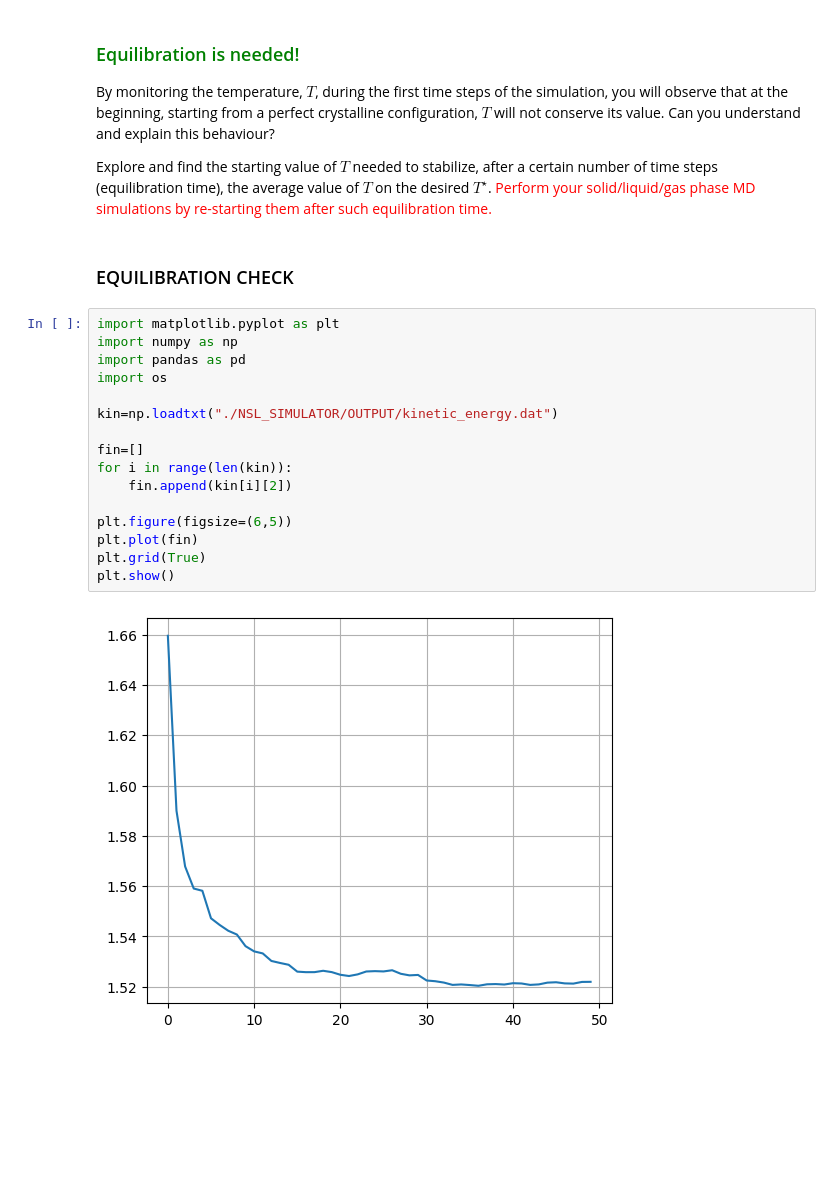
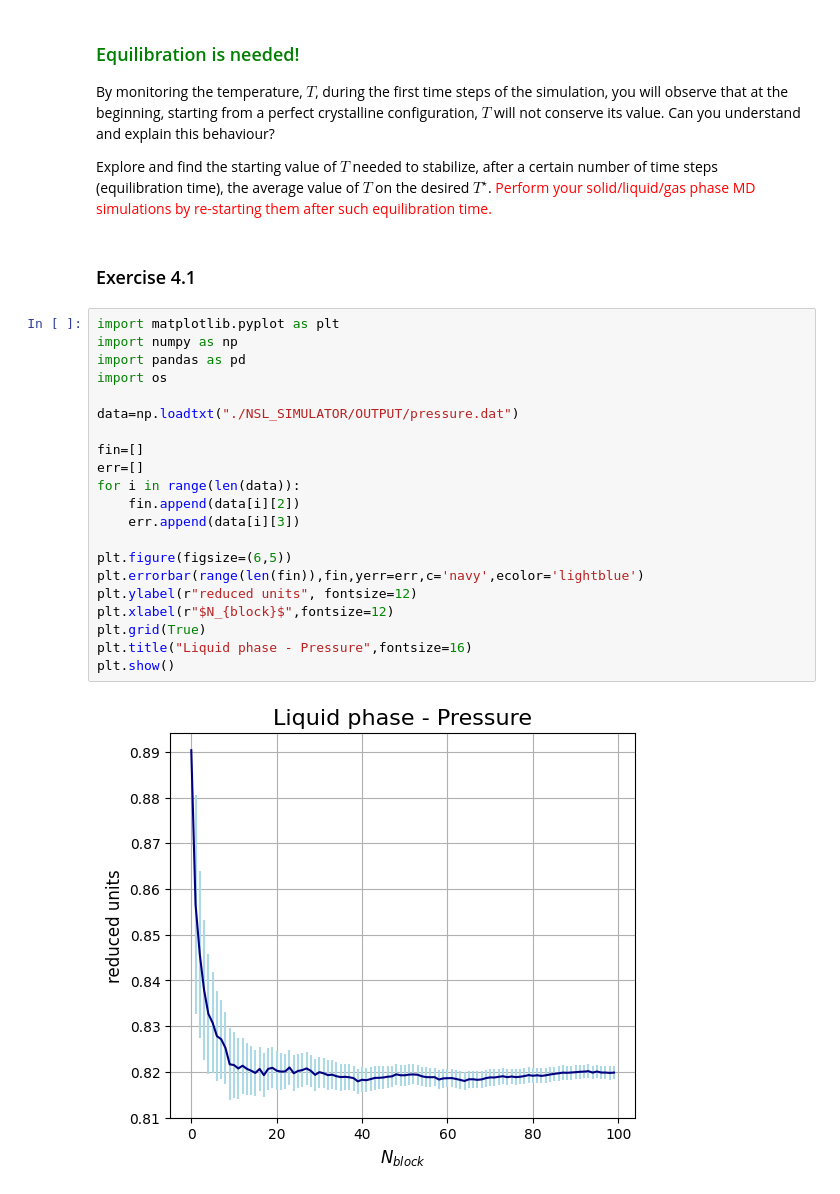
Before and after one commit to lazzerialberto/sim_numerica, a Jupyter notebook: lezione_4/LSN_Exercises_04.ipynb, the cells around one changed output. Drawn from its saved outputs; the diff is of its cells as text; blank space fills up the shorter version.

```diff
--- a/lezione_4/LSN_Exercises_04.ipynb
+++ b/lezione_4/LSN_Exercises_04.ipynb
@@ -27,23 +27,28 @@ and show in pictures the obtained progressive average values and uncertainties a
 By monitoring the temperature, $T$, during the first time steps of the simulation, you will observe that at the beginning, starting from a perfect crystalline configuration, $T$ will not conserve its value. Can you understand and explain this behaviour?
 
 Explore and find the starting value of $T$ needed to stabilize, after a certain number of time steps (equilibration time), the average value of $T$ on the desired $T^\star$. <span style="color:red">Perform your solid/liquid/gas phase MD simulations by re-starting them after such equilibration time.</span>
-# %% [markdown]
-### EQUILIBRATION CHECK
+# %% [markdown]
+### Exercise 4.1
 # %%
 import matplotlib.pyplot as plt
 import numpy as np
 import pandas as pd
 import os
 
-kin=np.loadtxt("./NSL_SIMULATOR/OUTPUT/kinetic_energy.dat")
+data=np.loadtxt("./NSL_SIMULATOR/OUTPUT/pressure.dat")
 
 fin=[]
-for i in range(len(kin)):
-    fin.append(kin[i][2])
+err=[]
+for i in range(len(data)):
+    fin.append(data[i][2])
+    err.append(data[i][3])
 
 plt.figure(figsize=(6,5))
-plt.plot(fin)
+plt.errorbar(range(len(fin)),fin,yerr=err,c='navy',ecolor='lightblue')
+plt.ylabel(r"reduced units", fontsize=12)
+plt.xlabel(r"$N_{block}$",fontsize=12)
 plt.grid(True)
+plt.title("Liquid phase - Pressure",fontsize=16)
 plt.show()
 # %% [output]
-[figure, old version]
+[figure, new version]
```
Also changed, not shown: 40 other files.
